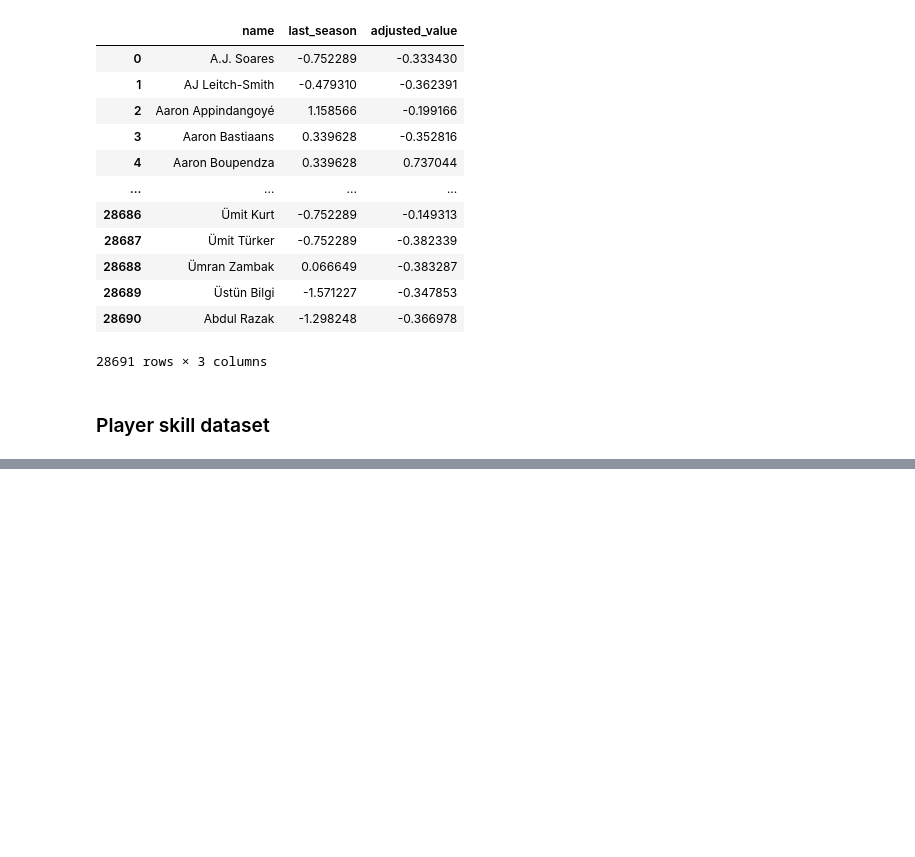
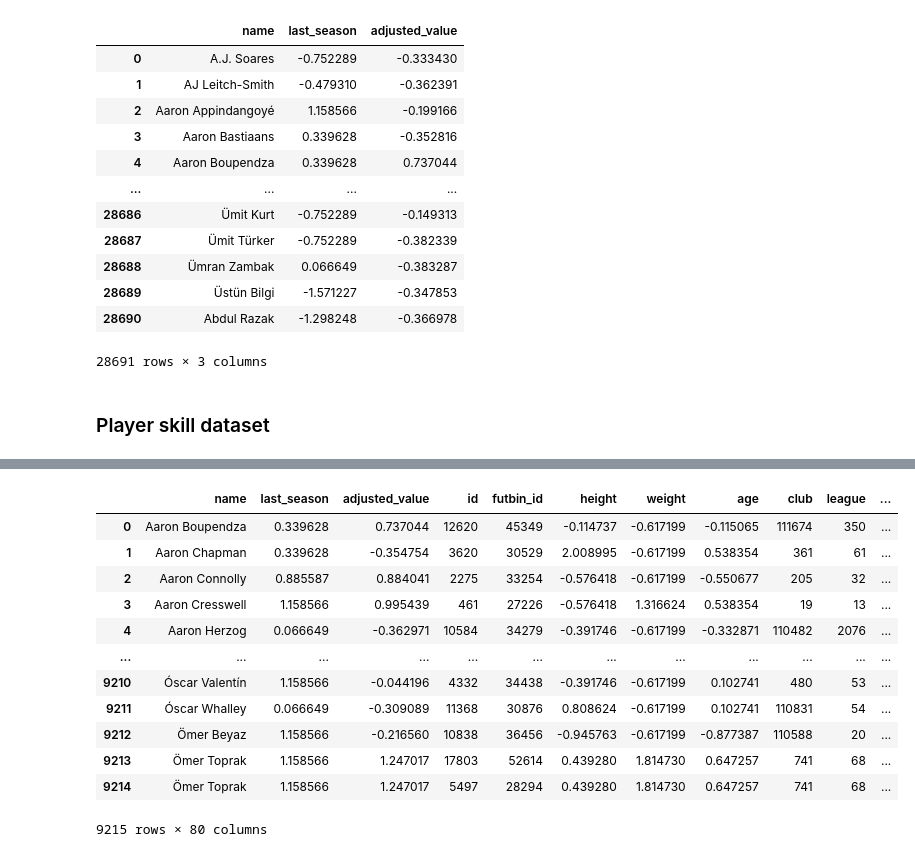
Before and after one commit to brandon-ds/siads593-M1, a Jupyter notebook: notebooks/data_preprocessing.ipynb, the cells around one changed output, grey strips where cells are left out. Cells and saved outputs as stored; diff of their text form; code cells hidden in the pictures; blank space fills up the shorter version.

```diff
--- a/notebooks/data_preprocessing.ipynb
+++ b/notebooks/data_preprocessing.ipynb
@@ -8,7 +8,7 @@ from sklearn.preprocessing import StandardScaler, MinMaxScaler
 # %% [markdown]
 ### Player Valuations dataset
 # %%
-player_valuations = pd.read_csv('../../data/preprocessed_valuations.csv')
+player_valuations = pd.read_csv('G:\My Drive\Github\siads593-M1\data\preprocessed_valuations.csv')
 player_valuations.drop(columns='Unnamed: 0', inplace=True)
 player_valuations.head()
 # %% [output]
@@ -153,0 +153,18 @@ player_ratings_scaled
+# %%
+# Only using the names that are present in both dfs
+combined_df = pd.merge(player_valuations, player_ratings_scaled, on='name', how='inner')
+combined_df
+# %% [output]
+|  | name | last_season | adjusted_value | id | futbin_id | height | weight | age | club | league | ... |
+| 0 | Aaron Boupendza | 0.339628 | 0.737044 | 12620 | 45349 | -0.114737 | -0.617199 | -0.115065 | 111674 | 350 | ... |
+| 1 | Aaron Chapman | 0.339628 | -0.354754 | 3620 | 30529 | 2.008995 | -0.617199 | 0.538354 | 361 | 61 | ... |
+| 2 | Aaron Connolly | 0.885587 | 0.884041 | 2275 | 33254 | -0.576418 | -0.617199 | -0.550677 | 205 | 32 | ... |
+| 3 | Aaron Cresswell | 1.158566 | 0.995439 | 461 | 27226 | -0.576418 | 1.316624 | 0.538354 | 19 | 13 | ... |
+| 4 | Aaron Herzog | 0.066649 | -0.362971 | 10584 | 34279 | -0.391746 | -0.617199 | -0.332871 | 110482 | 2076 | ... |
+| ... | ... | ... | ... | ... | ... | ... | ... | ... | ... | ... | ... |
+| 9210 | Óscar Valentín | 1.158566 | -0.044196 | 4332 | 34438 | -0.391746 | -0.617199 | 0.102741 | 480 | 53 | ... |
+| 9211 | Óscar Whalley | 0.066649 | -0.309089 | 11368 | 30876 | 0.808624 | -0.617199 | 0.102741 | 110831 | 54 | ... |
+| 9212 | Ömer Beyaz | 1.158566 | -0.216560 | 10838 | 36456 | -0.945763 | -0.617199 | -0.877387 | 110588 | 20 | ... |
+| 9213 | Ömer Toprak | 1.158566 | 1.247017 | 17803 | 52614 | 0.439280 | 1.814730 | 0.647257 | 741 | 68 | ... |
+| 9214 | Ömer Toprak | 1.158566 | 1.247017 | 5497 | 28294 | 0.439280 | 1.814730 | 0.647257 | 741 | 68 | ... |
+9215 rows × 80 columns
```
Also changed, not shown: parts of 2 cells of this notebook.
